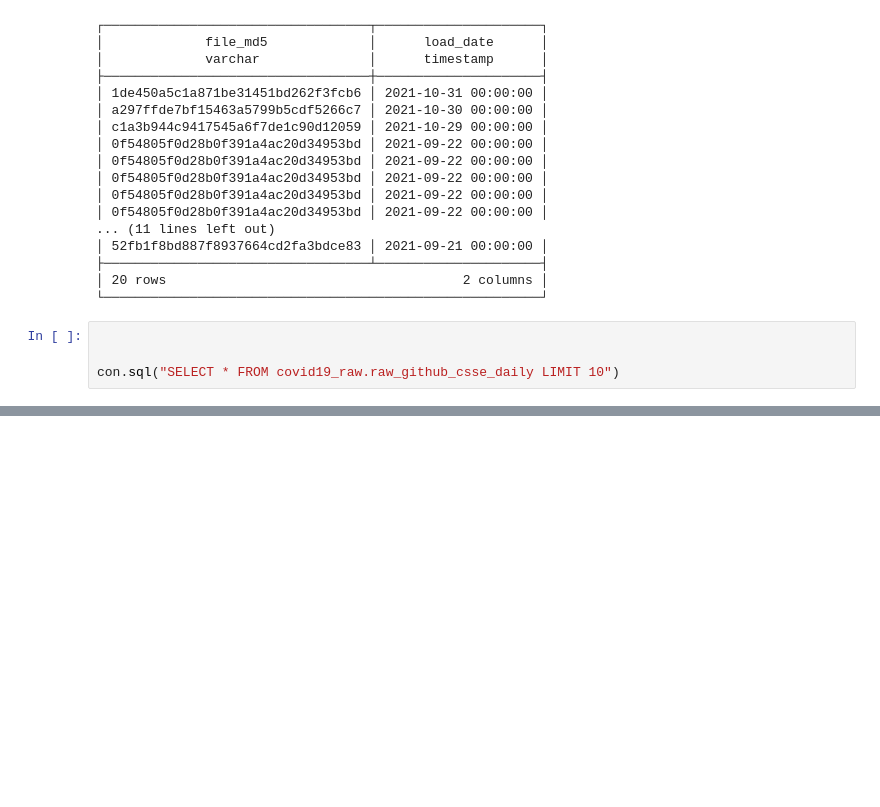
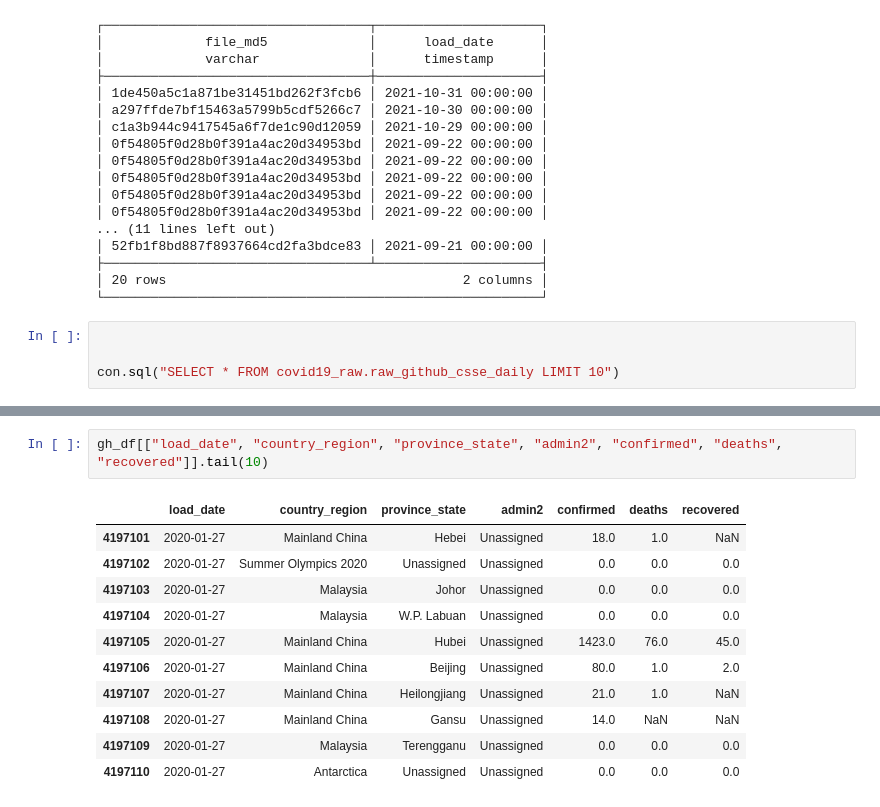
Before and after one commit to 1byte-yoda/covid19_data_pipeline, a Jupyter notebook: adhoc/covid19_eda.ipynb, the cells around one changed output, grey strips where cells are left out. Drawn from its saved outputs; the diff is of its cells as text; blank space fills up the shorter version.

```diff
--- a/adhoc/covid19_eda.ipynb
+++ b/adhoc/covid19_eda.ipynb
@@ -789,0 +915,14 @@ LIMIT 50
+# %%
+gh_df[["load_date", "country_region", "province_state", "admin2", "confirmed", "deaths", "recovered"]].tail(10)
+# %% [output]
+|  | load_date | country_region | province_state | admin2 | confirmed | deaths | recovered |
+| 4197101 | 2020-01-27 | Mainland China | Hebei | Unassigned | 18.0 | 1.0 | NaN |
+| 4197102 | 2020-01-27 | Summer Olympics 2020 | Unassigned | Unassigned | 0.0 | 0.0 | 0.0 |
+| 4197103 | 2020-01-27 | Malaysia | Johor | Unassigned | 0.0 | 0.0 | 0.0 |
+| 4197104 | 2020-01-27 | Malaysia | W.P. Labuan | Unassigned | 0.0 | 0.0 | 0.0 |
+| 4197105 | 2020-01-27 | Mainland China | Hubei | Unassigned | 1423.0 | 76.0 | 45.0 |
+| 4197106 | 2020-01-27 | Mainland China | Beijing | Unassigned | 80.0 | 1.0 | 2.0 |
+| 4197107 | 2020-01-27 | Mainland China | Heilongjiang | Unassigned | 21.0 | 1.0 | NaN |
+| 4197108 | 2020-01-27 | Mainland China | Gansu | Unassigned | 14.0 | NaN | NaN |
+| 4197109 | 2020-01-27 | Malaysia | Terengganu | Unassigned | 0.0 | 0.0 | 0.0 |
+| 4197110 | 2020-01-27 | Antarctica | Unassigned | Unassigned | 0.0 | 0.0 | 0.0 |
```
Also changed, not shown: parts of 22 cells of this notebook, 1 other file.
